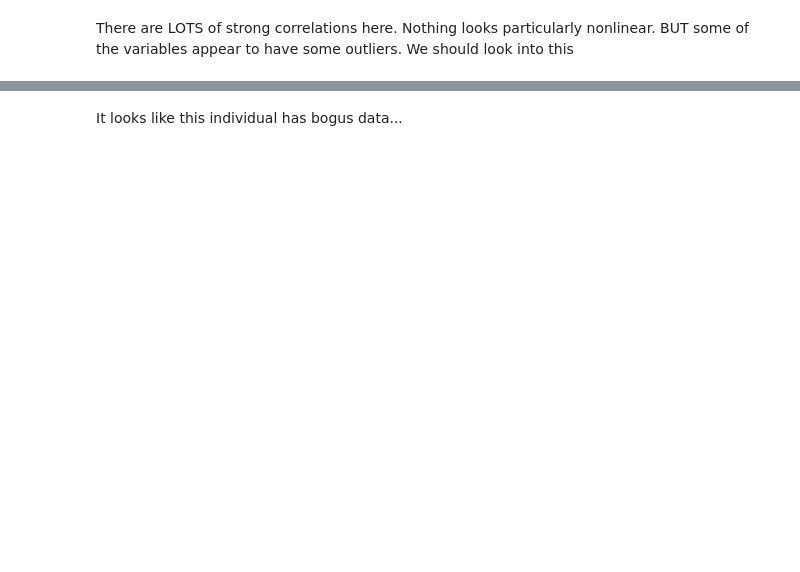
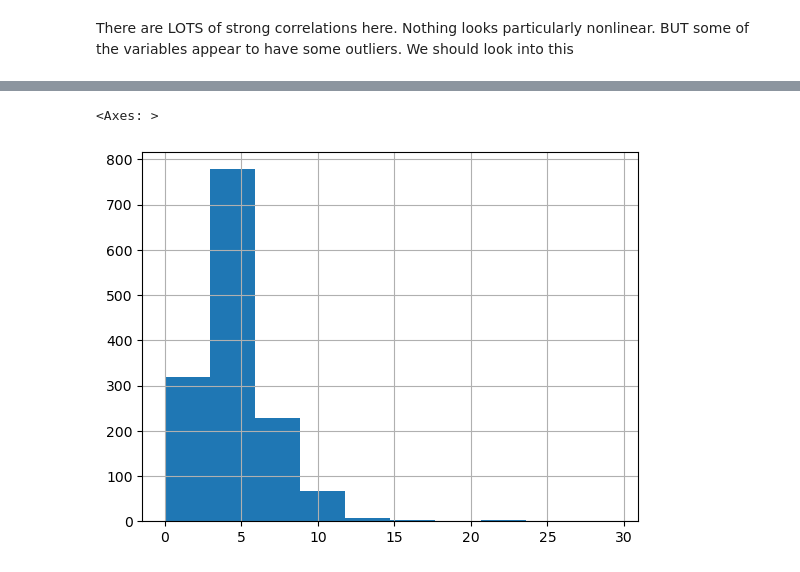
Before and after one commit to aarondweinberg/CMI_problematic_internet_use, a Jupyter notebook: EDA_PCA_AW.ipynb, the cells around one changed output, grey strips where cells are left out. Drawn from its saved outputs; the diff is of its cells as text; code cells hidden in the pictures; blank space fills up the shorter version.

```diff
--- a/EDA_PCA_AW.ipynb
+++ b/EDA_PCA_AW.ipynb
@@ -674,2 +675,6 @@ plt.show()
-# %% [markdown]
-It looks like this individual has bogus data...
+# %%
+# Create a histogram of BIA-BIA_BMC
+train_bia['BIA-BIA_BMC'].hist()
+# %% [output]
+<Axes: >
+[figure, added]
```
Also changed, not shown: parts of 12 cells of this notebook.
